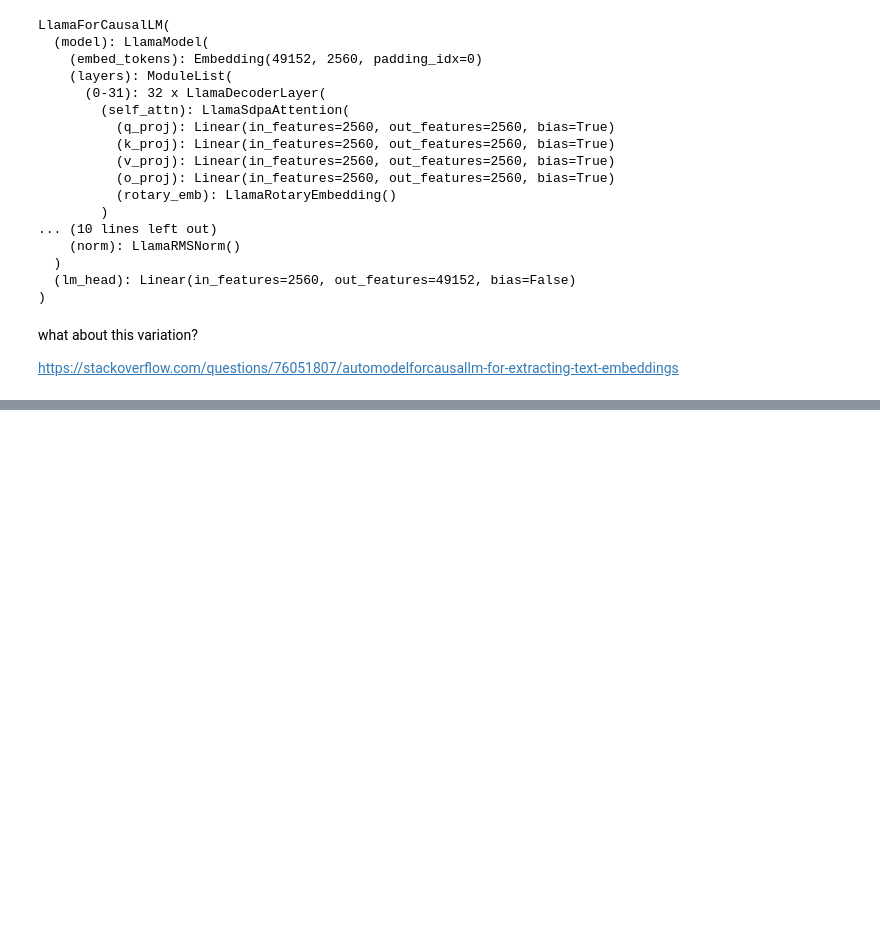
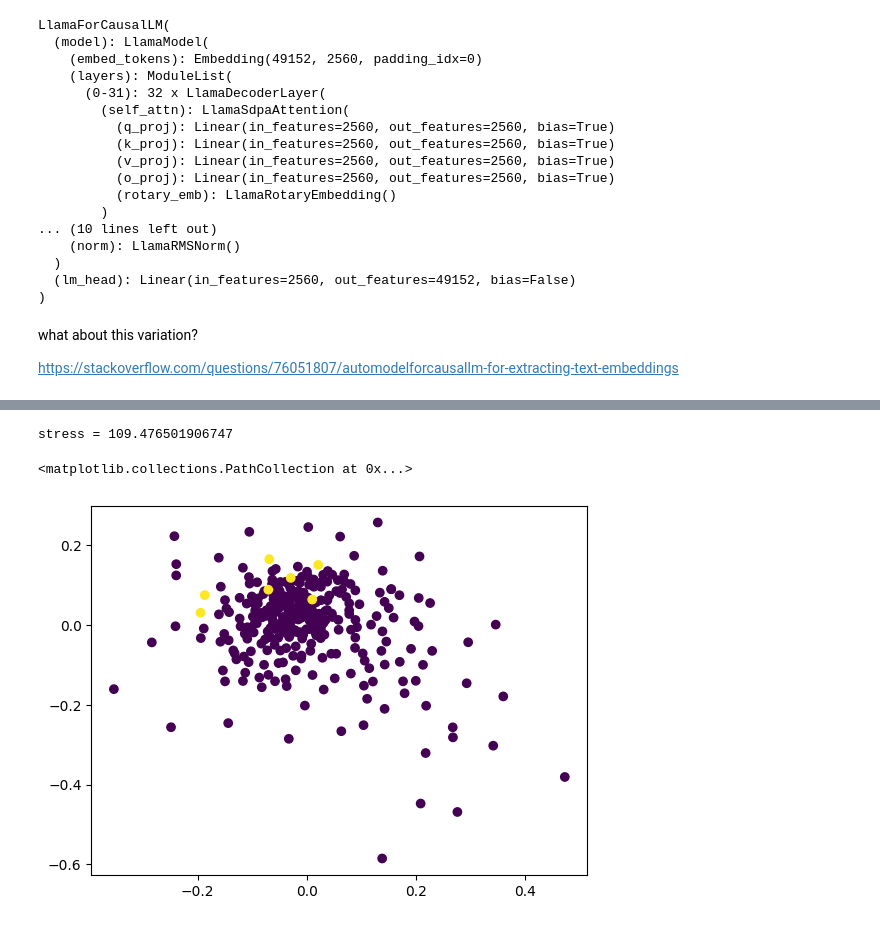
Before and after one commit to erikerlandson/datascience-wg, a Jupyter notebook: hack-scripts/model-embed-poc.ipynb, the cells around one changed output, grey strips where cells are left out. Cells and saved outputs as stored; diff of their text form; code cells hidden in the pictures; blank space fills up the shorter version.

```diff
--- a/hack-scripts/model-embed-poc.ipynb
+++ b/hack-scripts/model-embed-poc.ipynb
@@ -87,0 +100,5 @@ def model_embeddings(prompts, model, tokenizer):
+# %%
+def cosine_dissimilarities(vecs, eps = 1e-4):
+    mags = torch.norm(vecs, dim=1)
+    # eps is slop for fp jitter, to keep values positive
+    return (1 + eps) - torch.mm(vecs, vecs.T) / torch.outer(mags, mags)
@@ -131,0 +156,16 @@ stress = 851.334463331819
+# %%
+# this variant uses vector cosine based dissimiliarity
+
+xform = manifold.MDS(n_components = 2, normalized_stress='auto', n_init=10, max_iter=1000, eps=1e-6, dissimilarity='precomputed', n_jobs=1)
+all = torch.cat((embeddings, embeddings_ins))
+e2d = xform.fit(cosine_dissimilarities(all)).embedding_
+print(f"stress = {xform.stress_}")
+
+x, y = e2d.transpose()
+colors = ([1] * len(embeddings)) + ([2] * len(embeddings_ins))
+fig, ax = plt.subplots()
+ax.scatter(x,y, c = colors)
+# %% [output]
+stress = 109.476501906747
+<matplotlib.collections.PathCollection at 0x...>
+[figure, added]
```
Also changed, not shown: parts of 9 cells of this notebook.
